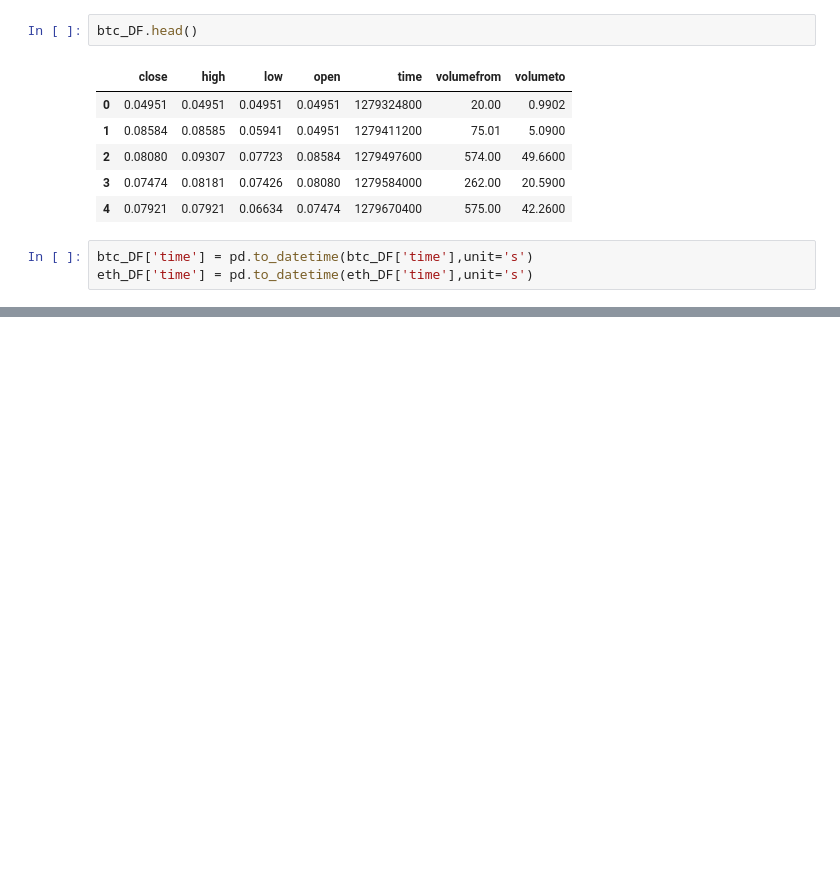
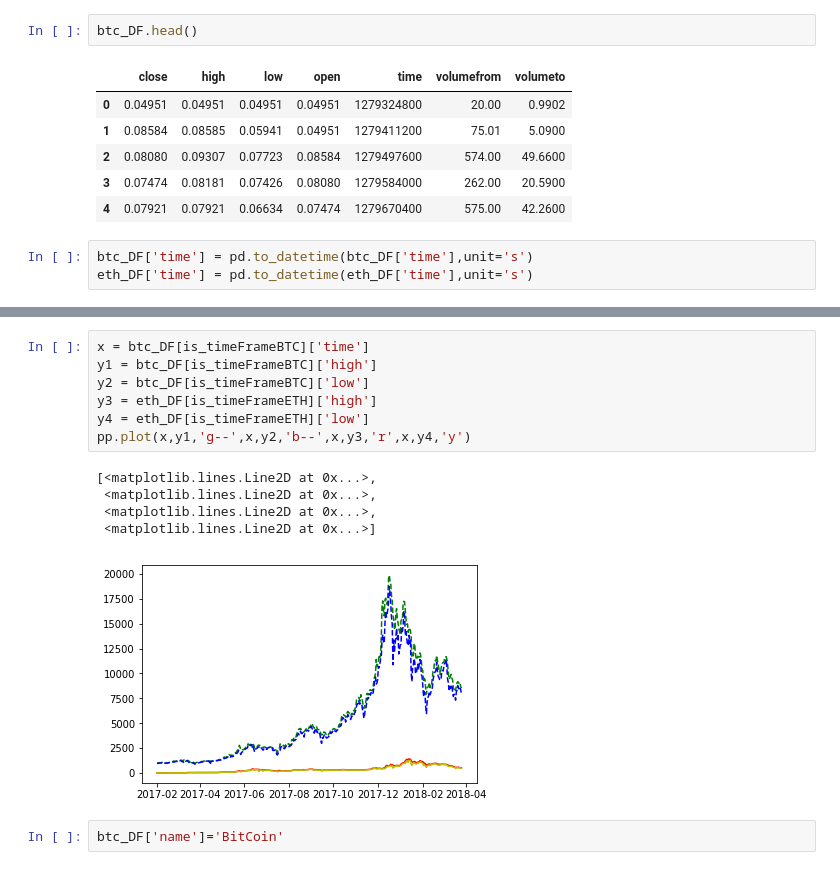
Before and after one commit to TinaWadhwa/MISY866, a Jupyter notebook: BTC_ETH_COMPARE.ipynb, the cells around one changed output, grey strips where cells are left out. Cells and saved outputs as stored; diff of their text form; blank space fills up the shorter version.

```diff
--- a/BTC_ETH_COMPARE.ipynb
+++ b/BTC_ETH_COMPARE.ipynb
@@ -62,3 +102,18 @@ currencies = ['BitCoin', 'Ethereum']
+# %%
+x = btc_DF[is_timeFrameBTC]['time']
+y1 = btc_DF[is_timeFrameBTC]['high']
+y2 = btc_DF[is_timeFrameBTC]['low']
+y3 = eth_DF[is_timeFrameETH]['high']
+y4 = eth_DF[is_timeFrameETH]['low']
+pp.plot(x,y1,'g--',x,y2,'b--',x,y3,'r',x,y4,'y')
+# %% [output]
+[<matplotlib.lines.Line2D at 0x...>,
+ <matplotlib.lines.Line2D at 0x...>,
+ <matplotlib.lines.Line2D at 0x...>,
+ <matplotlib.lines.Line2D at 0x...>]
+[figure, added]
+# %%
+btc_DF['name']='BitCoin'
 # %%
 palette = seaborn.color_palette()
 pp.figure(figsize=(15,5))
```
Also changed, not shown: parts of 20 cells of this notebook, 3 other files.
